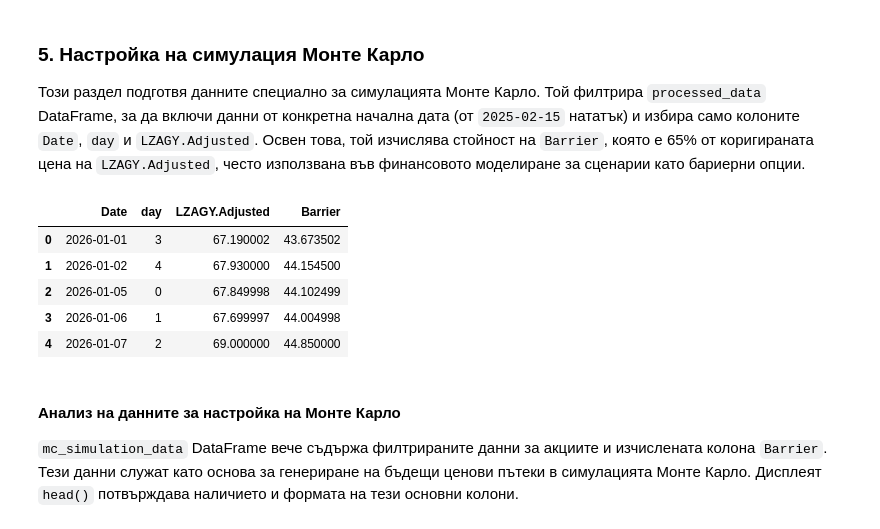
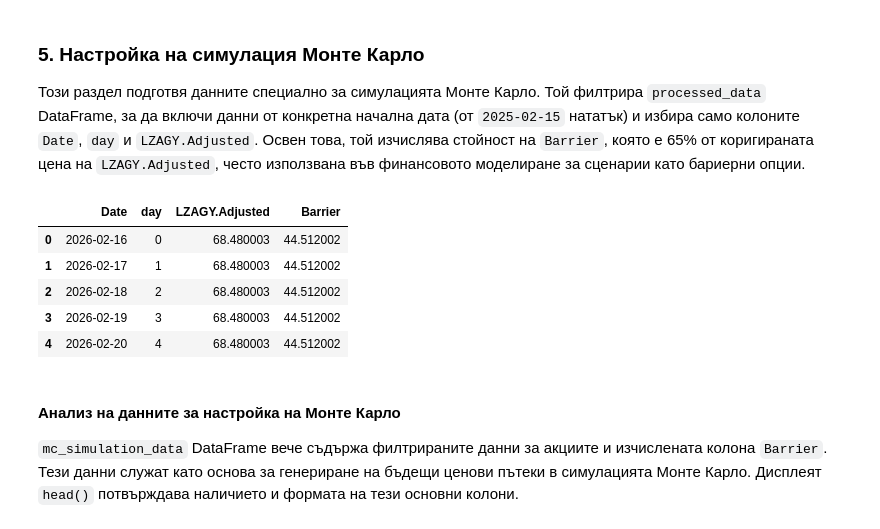
Before and after one commit to slavi-galabov/time-series-modelling, a Jupyter notebook: Monte_Carlo.ipynb, the cells around one changed output. Cells and saved outputs as stored; diff of their text form; code cells hidden in the pictures.

```diff
--- a/Monte_Carlo.ipynb
+++ b/Monte_Carlo.ipynb
@@ -138,21 +139,21 @@ dtype: int64
 # %%
 # Настройка на Монте Карло
 # Изрично ще изберем колоните 'Date', 'day' и 'LZAGY.Adjusted'.
 
-mc_simulation_data = processed_data[processed_data['Date'] >= "2026-01-01"].reset_index(drop=True)
+mc_simulation_data = processed_data[processed_data['Date'] >= "2026-02-14"].reset_index(drop=True)
 mc_simulation_data = mc_simulation_data[['Date', 'day', f'{stock_ticker}.Adjusted']]
 
 # Изчисляване на стойността на бариера
 mc_simulation_data['Barrier'] = mc_simulation_data[f'{stock_ticker}.Adjusted'] * 0.65
 
 display(mc_simulation_data.head())
 # %% [output]
 |  | Date | day | LZAGY.Adjusted | Barrier |
-| 0 | 2026-01-01 | 3 | 67.190002 | 43.673502 |
-| 1 | 2026-01-02 | 4 | 67.930000 | 44.154500 |
-| 2 | 2026-01-05 | 0 | 67.849998 | 44.102499 |
-| 3 | 2026-01-06 | 1 | 67.699997 | 44.004998 |
-| 4 | 2026-01-07 | 2 | 69.000000 | 44.850000 |
+| 0 | 2026-02-16 | 0 | 68.480003 | 44.512002 |
+| 1 | 2026-02-17 | 1 | 68.480003 | 44.512002 |
+| 2 | 2026-02-18 | 2 | 68.480003 | 44.512002 |
+| 3 | 2026-02-19 | 3 | 68.480003 | 44.512002 |
+| 4 | 2026-02-20 | 4 | 68.480003 | 44.512002 |
 # %% [markdown]
 #### Анализ на данните за настройка на Монте Карло
 
```
Also changed, not shown: parts of 6 cells of this notebook.
